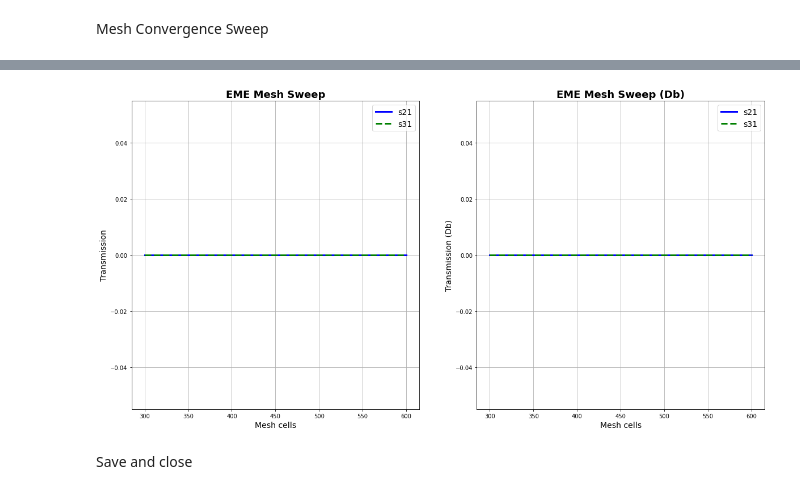
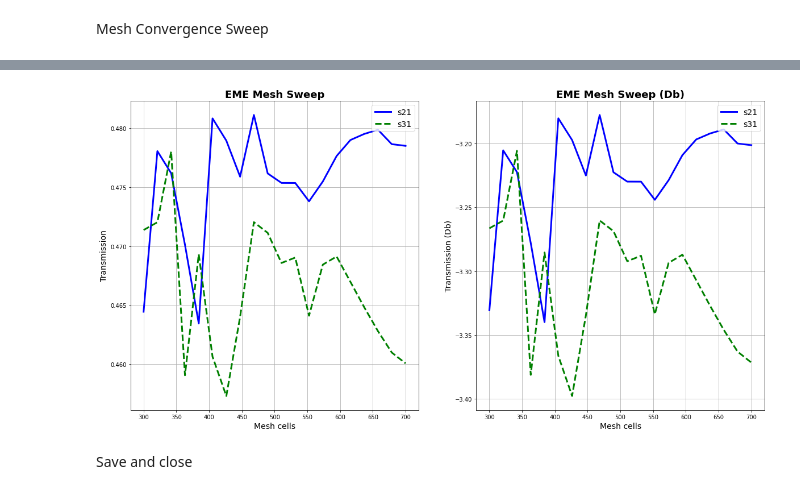
Before and after one commit to Leoopessoa/MMI-Multi-Mode-Interferometer-2x2, a Jupyter notebook: Api_Python_Lumerical.ipynb, the cells around one changed output, grey strips where cells are left out. Saved outputs shown, nothing was run; the diff lists cells and outputs as text; code cells hidden in the pictures.

```diff
--- a/Api_Python_Lumerical.ipynb
+++ b/Api_Python_Lumerical.ipynb
@@ -38,14 +38,16 @@ Guide generation
 c = 299792458
 si = "Si (Silicon) - Palik" # Material
 W = 9e-6 # Y span of the box
-Lpi = 96.4101e-6 # Box Width
+Lpi = 96.54e-6 # Box Width
 Wwg = 1.43e-6 # Yspan of the port
 z = 0.22e-6 # Z span
 zports = 5e-6 # Z span of EME ports
 portlen = 7.5e-6
 portyspan = 0.45e-6
-EME_cells = 150
+EME_cells = 100
 inputport = 1 # Selected input port, counting from the upper to the lower one
+multiplier = 3.5
+
 
 lum.switchtolayout()
 lum.selectall()
@@ -203,9 +205,9 @@ for i in range(1,5):
         lum.set({"based on a structure": 1,
         "structure"                    : "Port " + str(i),
         "set mesh multiplier"          : 1,
-        "x mesh multiplier"            : 4,
-        "y mesh multiplier"            : 4,
-        "z mesh multiplier"            : 4,
+        "x mesh multiplier"            : multiplier,
+        "y mesh multiplier"            : multiplier,
+        "z mesh multiplier"            : multiplier,
         "name"                         : "mesh" + str(i)
         })
 # %% [markdown]
@@ -400,22 +457,22 @@ dataFrame
 # %%
 figure1,fig = plt.subplots(1,2, figsize = (20,10)) # Plotting
 fig[0].set_title("EME Mesh Sweep", fontsize = 18, fontweight='bold')
-fig[0].plot(axis, s21, label = 's21', linewidth = '3', color = 'blue')
-fig[0].plot(axis, s31, 'r--', label = 's31', linewidth = '3', color = 'green')
+fig[0].plot(axis*100, s21, label = 's21', linewidth = '3', color = 'blue')
+fig[0].plot(axis*100, s31, 'r--', label = 's31', linewidth = '3', color = 'green')
 fig[0].legend(fontsize = 14, loc = "upper right")
 fig[0].set_xlabel("Mesh cells", fontsize = 14)
 fig[0].set_ylabel("Transmission", fontsize = 14)
 fig[0].grid(True)
 
 fig[1].set_title("EME Mesh Sweep (Db)", fontsize = 18, fontweight='bold')
-fig[1].plot(axis, dbs21, label = 's21', linewidth = '3', color = 'blue')
-fig[1].plot(axis, dbs31, 'r--', label = 's31', linewidth = '3', color = 'green')
+fig[1].plot(axis*100, dbs21, label = 's21', linewidth = '3', color = 'blue')
+fig[1].plot(axis*100, dbs31, 'r--', label = 's31', linewidth = '3', color = 'green')
 fig[1].legend(fontsize = 14, loc = "upper right")
 fig[1].set_xlabel("Mesh cells", fontsize = 14)
 fig[1].set_ylabel("Transmission (Db)", fontsize = 14)
 fig[1].grid(True)
 # %% [output]
-[figure, old version]
+[figure, new version]
 # %% [markdown]
 Save and close
 # %%
```
Also changed, not shown: parts of 10 cells of this notebook, 31 other files.
